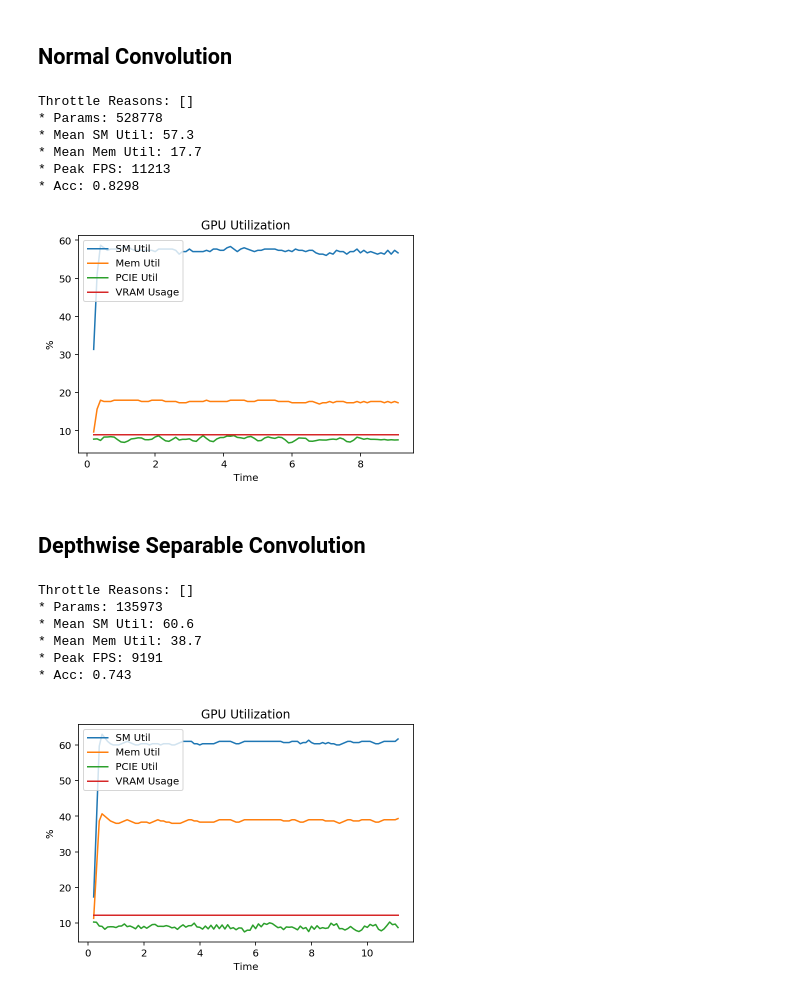
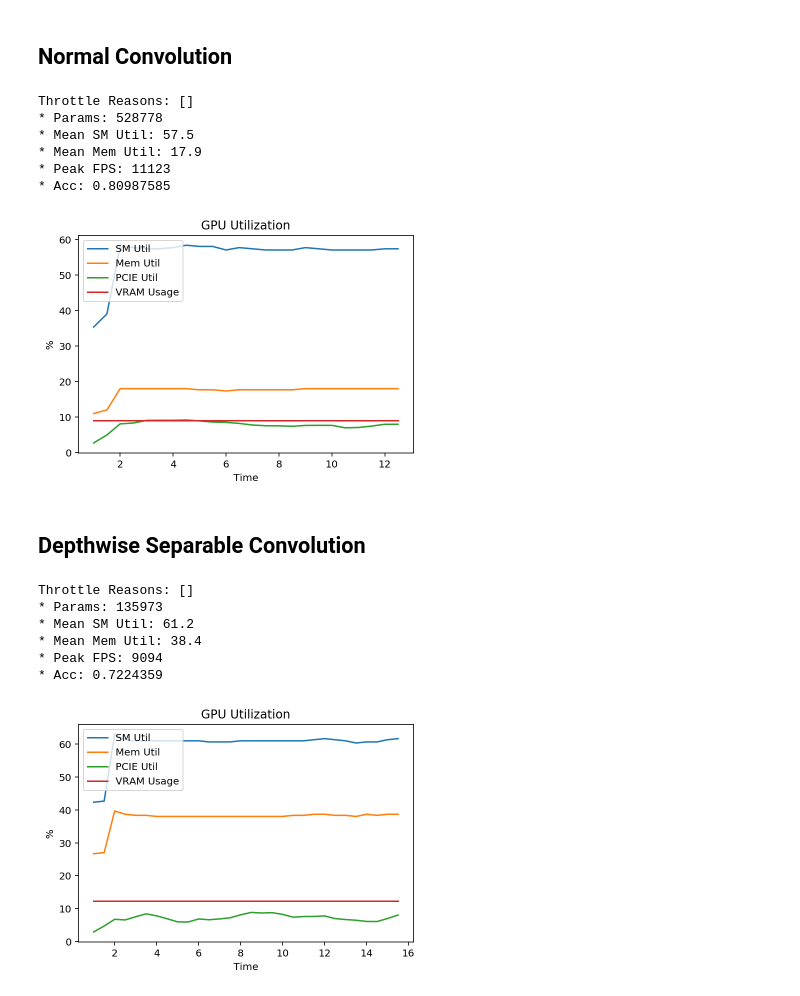
Before and after one commit to tlkh/depsep-conv-benchmarks, a Jupyter notebook: training_benchmark.ipynb, the cells around one changed output. Drawn from its saved outputs; the diff is of its cells as text; code cells hidden in the pictures.

Commit message:
Updated training benchmarks with tf.data

```diff
--- a/training_benchmark.ipynb
+++ b/training_benchmark.ipynb
@@ -54,6 +52,8 @@ y_test = tf.keras.utils.to_categorical(y_test, num_classes)
 
 x_train = normalize(x_train)
 x_test = normalize(x_test)
+
+num_train = x_train.shape[0]
 # %%
 def return_model(conv, act="relu", pad="same", ini="he_uniform"):
     model = tf.keras.models.Sequential([
@@ -73,5 +73,7 @@ def return_model(conv, act="relu", pad="same", ini="he_uniform"):
                   optimizer=opt,
                   metrics=["acc"])
     return model
+# %%
+BATCH_SIZE = 128
 # %% [markdown]
 ## Normal Convolution
@@ -78,37 +94,38 @@ def return_model(conv, act="relu", pad="same", ini="he_uniform"):
 # %%
-nv_stats = NVStats(gpu_index=3, interval=0.1)
+nv_stats = NVStats(gpu_index=3, interval=0.5)
 time_history = TimeHistory()
 
 model = return_model(layers.Conv2D)
 
-train_log = model.fit(x_train, y_train,
-                      batch_size=128, epochs=2, verbose=0)
+train_log = model.fit(train_dataset, steps_per_epoch=steps_per_epoch,
+                      epochs=2, verbose=0,
+                      callbacks=[])
 
-train_log = model.fit(x_train, y_train,
-                      batch_size=128, epochs=3, verbose=0,
+train_log = model.fit(train_dataset, steps_per_epoch=steps_per_epoch,
+                      epochs=3, verbose=0,
                       callbacks=[nv_stats, time_history])
 
 nv_stats_recorder = nv_stats.recorder
 stats = nv_stats_recorder.get_data()
-mean_sm_util = round(np.mean(stats["sm_util_history"][10:-10]), 1)
-mean_mem_util = round(np.mean(stats["mem_util_history"][10:-10]), 1)
+mean_sm_util = round(np.mean(stats["sm_util_history"][2:-2]), 1)
+mean_mem_util = round(np.mean(stats["mem_util_history"][2:-2]), 1)
 
-peak_fps = int(x_train.shape[0]/min(time_history.times))
+peak_fps = int(steps_per_epoch*BATCH_SIZE/min(time_history.times))
 
 print("* Params:", model.count_params())
 print("* Mean SM Util:", mean_sm_util)
 print("* Mean Mem Util:", mean_mem_util)
 print("* Peak FPS:", peak_fps)
-print("* Acc:", model.evaluate(x_train, y_train, batch_size=512, verbose=0)[1])
+print("* Acc:", model.evaluate(test_dataset, verbose=0)[1])
 
 nv_stats_recorder.plot_gpu_util(smooth=3)
 # %% [output]
 Throttle Reasons: []
 * Params: 528778
-* Mean SM Util: 57.3
-* Mean Mem Util: 17.7
-* Peak FPS: 11213
-* Acc: 0.8298
+* Mean SM Util: 57.5
+* Mean Mem Util: 17.9
+* Peak FPS: 11123
+* Acc: 0.80987585
-[figure, old version]
+[figure, new version]
 # %% [markdown]
 ## Depthwise Separable Convolution
@@ -117,35 +132,50 @@ reset_session()
+# %%
+reset_session()
+
+train_dataset = tf.data.Dataset.from_tensor_slices((x_train, y_train))
+train_dataset = train_dataset.repeat()
+train_dataset = train_dataset.batch(BATCH_SIZE, drop_remainder=True)
+train_dataset = train_dataset.prefetch(128)
+
+test_dataset = tf.data.Dataset.from_tensor_slices((x_train, y_train))
+test_dataset = test_dataset.batch(BATCH_SIZE, drop_remainder=True)
+
+_ = train_dataset.take(8)
+
+steps_per_epoch = int(num_train // BATCH_SIZE) + 1
 # %%
-nv_stats = NVStats(gpu_index=3, interval=0.1)
+nv_stats = NVStats(gpu_index=3, interval=0.5)
 time_history = TimeHistory()
 
 model = return_model(layers.SeparableConv2D)
 
-train_log = model.fit(x_train, y_train,
-                      batch_size=128, epochs=2, verbose=0)
+train_log = model.fit(train_dataset, steps_per_epoch=steps_per_epoch,
+                      epochs=2, verbose=0,
+                      callbacks=[])
 
-train_log = model.fit(x_train, y_train,
-                      batch_size=128, epochs=3, verbose=0,
+train_log = model.fit(train_dataset, steps_per_epoch=steps_per_epoch,
+                      epochs=3, verbose=0,
                       callbacks=[nv_stats, time_history])
 
 nv_stats_recorder = nv_stats.recorder
 stats = nv_stats_recorder.get_data()
-mean_sm_util = round(np.mean(stats["sm_util_history"][10:-10]), 1)
-mean_mem_util = round(np.mean(stats["mem_util_history"][10:-10]), 1)
+mean_sm_util = round(np.mean(stats["sm_util_history"][2:-2]), 1)
+mean_mem_util = round(np.mean(stats["mem_util_history"][2:-2]), 1)
 
-peak_fps = int(x_train.shape[0]/min(time_history.times))
+peak_fps = int(steps_per_epoch*BATCH_SIZE/min(time_history.times))
 
 print("* Params:", model.count_params())
 print("* Mean SM Util:", mean_sm_util)
 print("* Mean Mem Util:", mean_mem_util)
 print("* Peak FPS:", peak_fps)
-print("* Acc:", model.evaluate(x_train, y_train, batch_size=512, verbose=0)[1])
+print("* Acc:", model.evaluate(test_dataset, verbose=0)[1])
 
 nv_stats_recorder.plot_gpu_util(smooth=3)
 # %% [output]
 Throttle Reasons: []
 * Params: 135973
-* Mean SM Util: 60.6
-* Mean Mem Util: 38.7
-* Peak FPS: 9191
-* Acc: 0.743
+* Mean SM Util: 61.2
+* Mean Mem Util: 38.4
+* Peak FPS: 9094
+* Acc: 0.7224359
-[figure, old version]
+[figure, new version]
```
Also changed, not shown: parts of 4 cells of this notebook, 1 other file.
